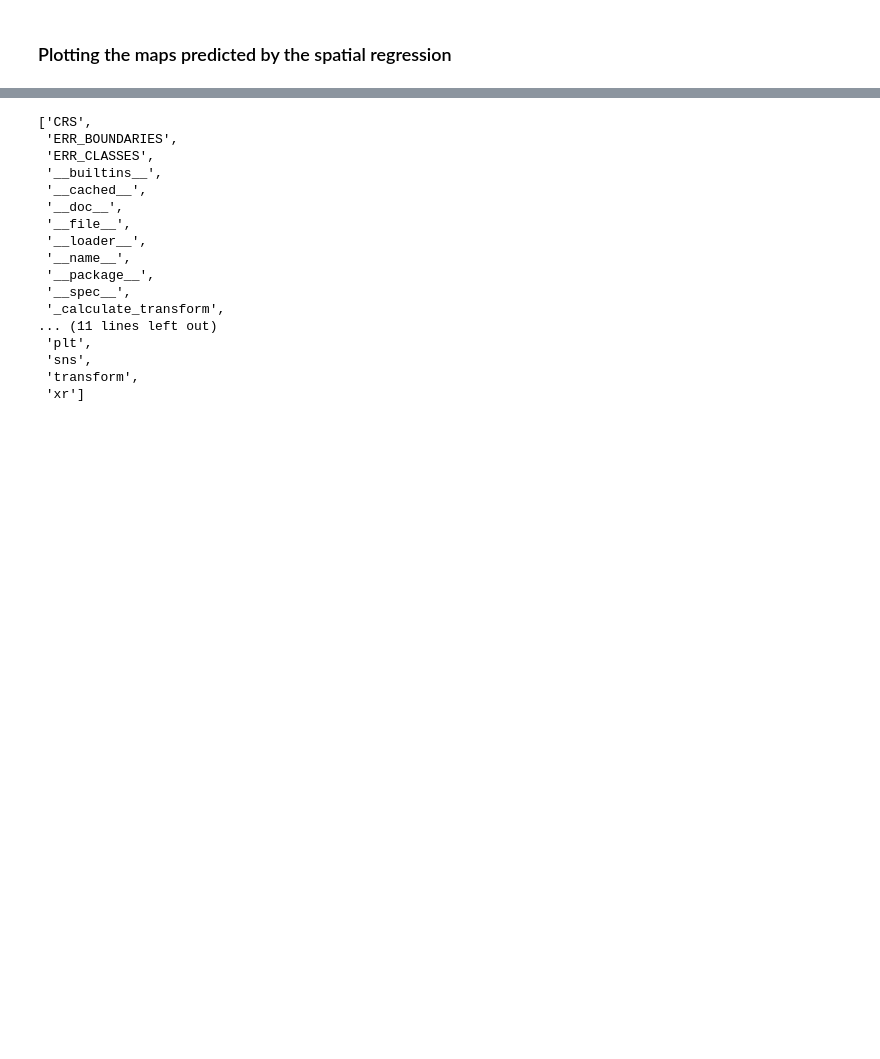
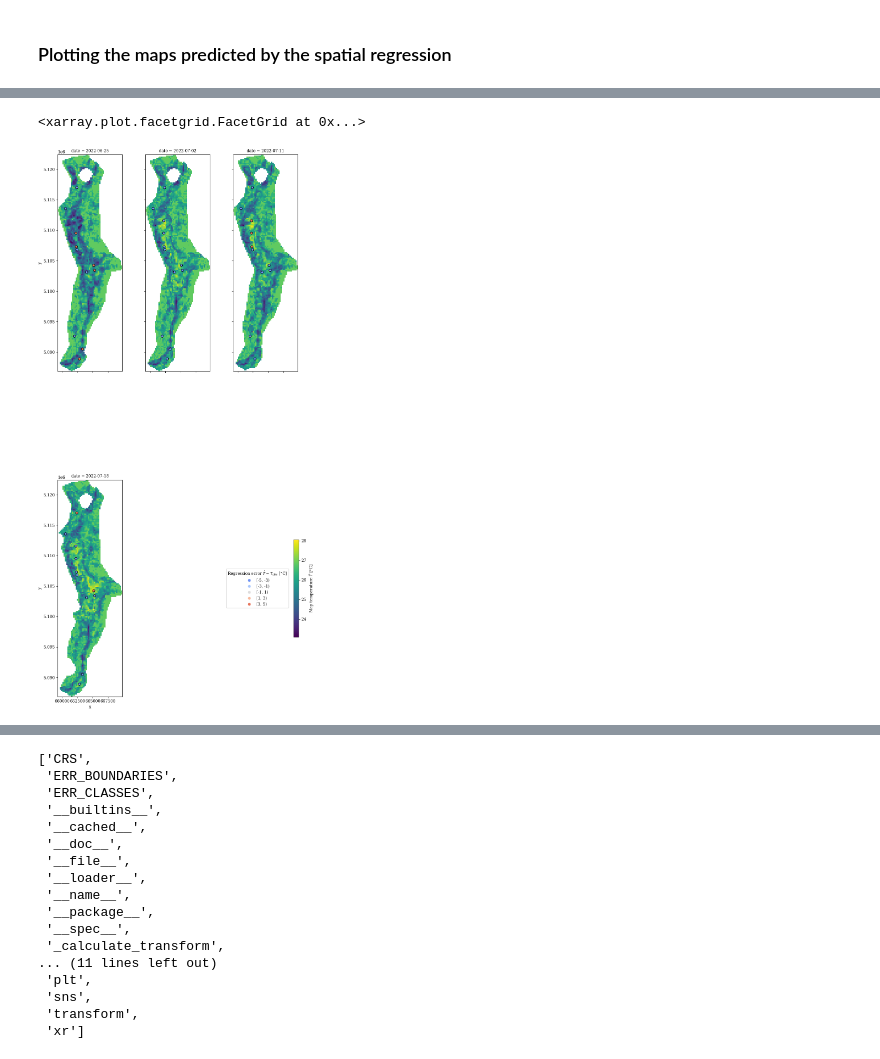
Before and after one commit to rbeber/tn_uhi, a Jupyter notebook: notebooks/spatial-regression.ipynb, the cells around one changed output, grey strips where cells are left out. Drawn from its saved outputs; the diff is of its cells as text; code cells hidden in the pictures; blank space fills up the shorter version.

```diff
--- a/notebooks/spatial-regression.ipynb
+++ b/notebooks/spatial-regression.ipynb
@@ -309,0 +345,10 @@ make: Leaving directory '/home/beber/fbk_sandbox/swiss_uhi/tn_uhi'
+# %%
+from lausanne_heat_islands import utils
+g = utils.plot_T_maps(T_regr_da,
+                      station_location_df,
+                      comparison_df=comparison_df)
+g.fig.savefig('../reports/figures/spatial-regression-maps.png')
+g
+# %% [output]
+<xarray.plot.facetgrid.FacetGrid at 0x...>
+[figure, added]
```
Also changed, not shown: parts of 54 cells of this notebook, 2 other files.
